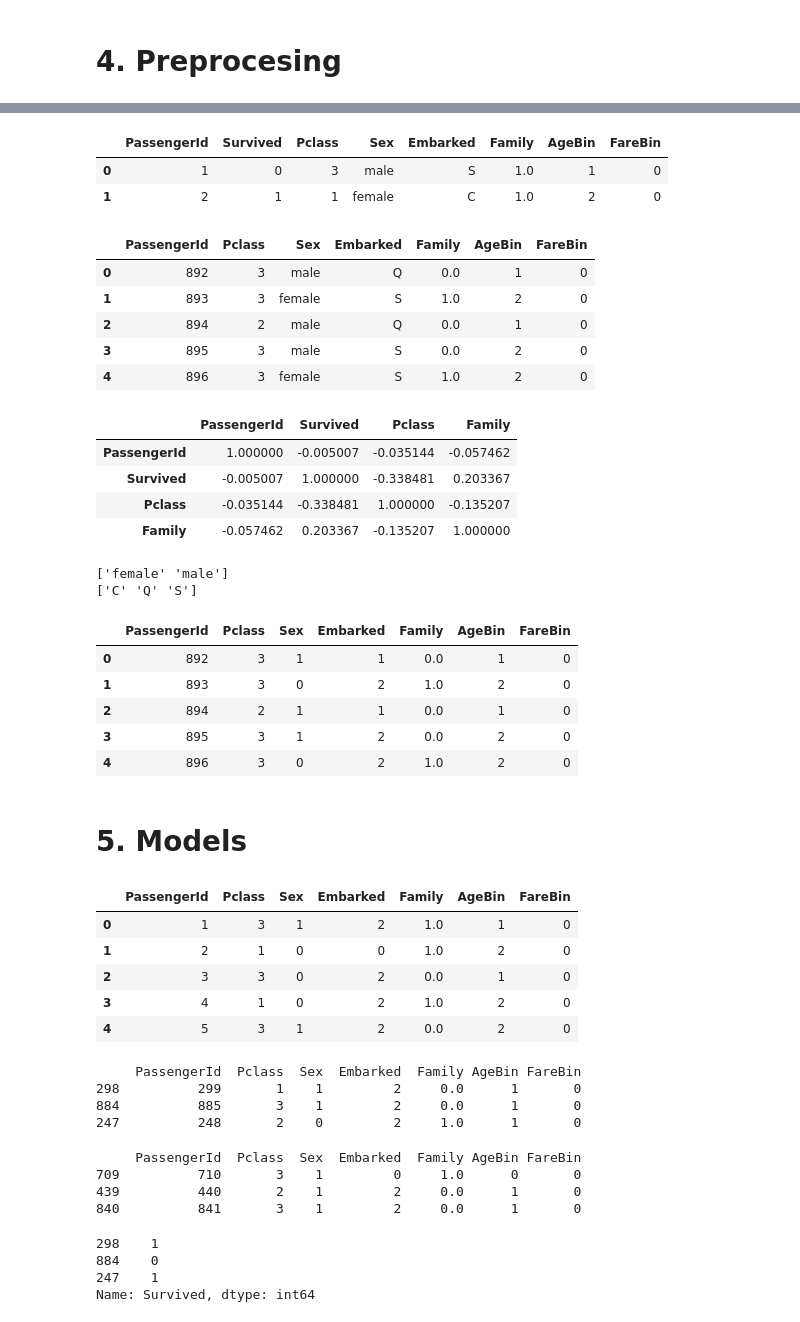
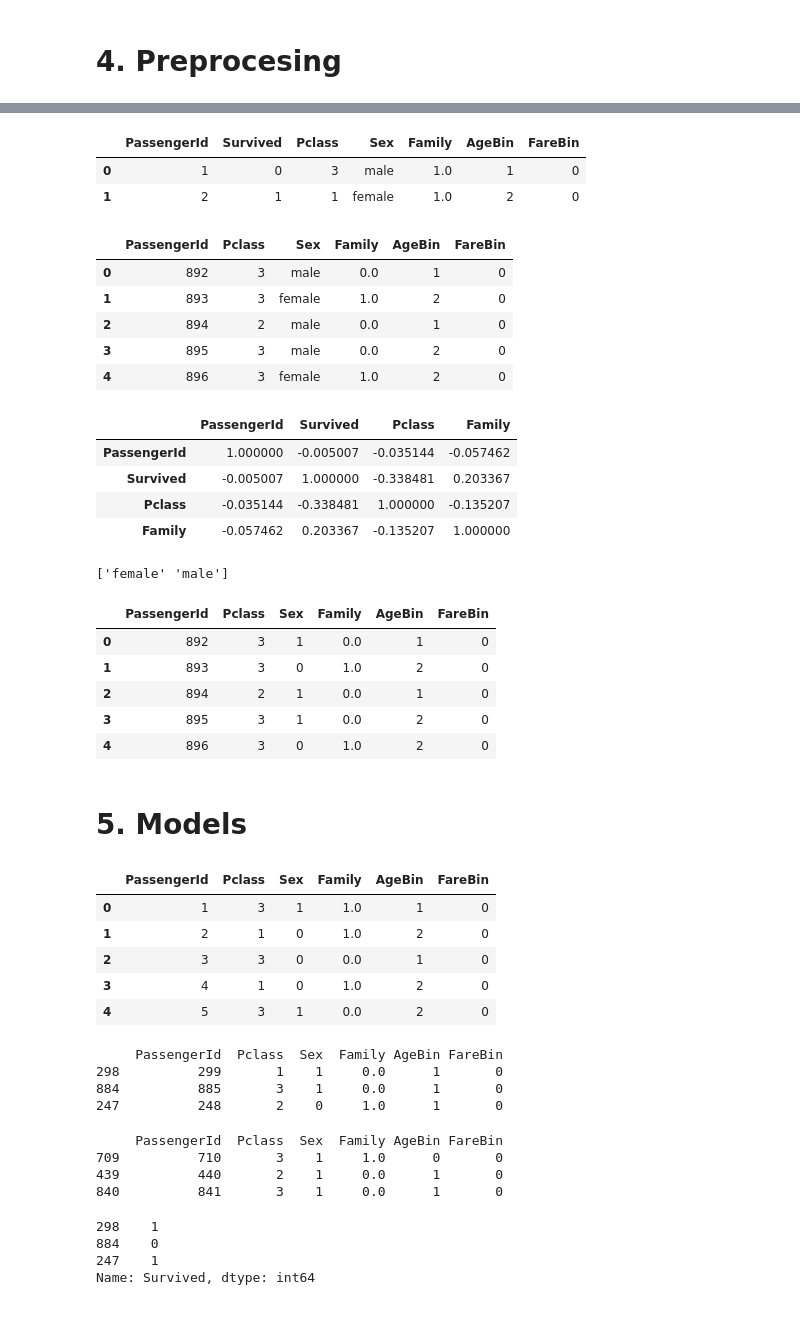
Before and after one commit to RKulagowska/Kaggle, a Jupyter notebook: titanic-202209-v2.ipynb, the cells around one changed output, grey strips where cells are left out. Cells and saved outputs as stored; diff of their text form; code cells hidden in the pictures.

```diff
--- a/titanic-202209-v2.ipynb
+++ b/titanic-202209-v2.ipynb
@@ -751,22 +751,22 @@ df_test.head()
 | 3 | 895 | 3 | Wirz, Mr. Albert | male | 27.0 | 0 | 0 | 315154 | 8.6625 | NaN | ... |
 | 4 | 896 | 3 | Hirvonen, Mrs. Alexander (Helga E... | female | 22.0 | 1 | 1 | 3101298 | 12.2875 | NaN | ... |
 # %%
-df_test = df_test.drop(['Name','Ticket','Cabin','Age','Fare','SibSp', 'Parch','Title'],axis=1)
-df_train = df_train.drop(['Name','Ticket','Cabin','Age','Fare','SibSp','Parch','Title'],axis=1)
+df_test = df_test.drop(['Name','Ticket','Cabin','Age','Fare','SibSp', 'Parch','Title','Embarked'],axis=1)
+df_train = df_train.drop(['Name','Ticket','Cabin','Age','Fare','SibSp','Parch','Title','Embarked'],axis=1)
 df_train.head(2)
 # %% [output]
-|  | PassengerId | Survived | Pclass | Sex | Embarked | Family | AgeBin | FareBin |
-| 0 | 1 | 0 | 3 | male | S | 1.0 | 1 | 0 |
-| 1 | 2 | 1 | 1 | female | C | 1.0 | 2 | 0 |
+|  | PassengerId | Survived | Pclass | Sex | Family | AgeBin | FareBin |
+| 0 | 1 | 0 | 3 | male | 1.0 | 1 | 0 |
+| 1 | 2 | 1 | 1 | female | 1.0 | 2 | 0 |
 # %%
 df_test.head()
 # %% [output]
-|  | PassengerId | Pclass | Sex | Embarked | Family | AgeBin | FareBin |
-| 0 | 892 | 3 | male | Q | 0.0 | 1 | 0 |
-| 1 | 893 | 3 | female | S | 1.0 | 2 | 0 |
-| 2 | 894 | 2 | male | Q | 0.0 | 1 | 0 |
-| 3 | 895 | 3 | male | S | 0.0 | 2 | 0 |
-| 4 | 896 | 3 | female | S | 1.0 | 2 | 0 |
+|  | PassengerId | Pclass | Sex | Family | AgeBin | FareBin |
+| 0 | 892 | 3 | male | 0.0 | 1 | 0 |
+| 1 | 893 | 3 | female | 1.0 | 2 | 0 |
+| 2 | 894 | 2 | male | 0.0 | 1 | 0 |
+| 3 | 895 | 3 | male | 0.0 | 2 | 0 |
+| 4 | 896 | 3 | female | 1.0 | 2 | 0 |
 # %%
 df_train.corr()
 # %% [output]
@@ -778,25 +778,24 @@ df_train.corr()
 # %%
 # labelEncoder - categorical Value
 
 le= preprocessing.LabelEncoder()
 
-cols= ['Sex', 'Embarked']
+cols= ['Sex']  # 'Embarked'
 
 for col in cols:
     df_train[col]=le.fit_transform(df_train[col])
     df_test[col]=le.transform(df_test[col])
     print(le.classes_)
 
 df_test.head()
 # %% [output]
 ['female' 'male']
-['C' 'Q' 'S']
-|  | PassengerId | Pclass | Sex | Embarked | Family | AgeBin | FareBin |
-| 0 | 892 | 3 | 1 | 1 | 0.0 | 1 | 0 |
-| 1 | 893 | 3 | 0 | 2 | 1.0 | 2 | 0 |
-| 2 | 894 | 2 | 1 | 1 | 0.0 | 1 | 0 |
-| 3 | 895 | 3 | 1 | 2 | 0.0 | 2 | 0 |
-| 4 | 896 | 3 | 0 | 2 | 1.0 | 2 | 0 |
+|  | PassengerId | Pclass | Sex | Family | AgeBin | FareBin |
+| 0 | 892 | 3 | 1 | 0.0 | 1 | 0 |
+| 1 | 893 | 3 | 0 | 1.0 | 2 | 0 |
+| 2 | 894 | 2 | 1 | 0.0 | 1 | 0 |
+| 3 | 895 | 3 | 1 | 0.0 | 2 | 0 |
+| 4 | 896 | 3 | 0 | 1.0 | 2 | 0 |
 # %% [markdown]
 # 5. Models
 # %%
@@ -804,28 +803,28 @@ target = df_train['Survived']
 data = df_train.drop('Survived', axis=1)
 data.head()
 # %% [output]
-|  | PassengerId | Pclass | Sex | Embarked | Family | AgeBin | FareBin |
-| 0 | 1 | 3 | 1 | 2 | 1.0 | 1 | 0 |
-| 1 | 2 | 1 | 0 | 0 | 1.0 | 2 | 0 |
-| 2 | 3 | 3 | 0 | 2 | 0.0 | 1 | 0 |
-| 3 | 4 | 1 | 0 | 2 | 1.0 | 2 | 0 |
-| 4 | 5 | 3 | 1 | 2 | 0.0 | 2 | 0 |
+|  | PassengerId | Pclass | Sex | Family | AgeBin | FareBin |
+| 0 | 1 | 3 | 1 | 1.0 | 1 | 0 |
+| 1 | 2 | 1 | 0 | 1.0 | 2 | 0 |
+| 2 | 3 | 3 | 0 | 0.0 | 1 | 0 |
+| 3 | 4 | 1 | 0 | 1.0 | 2 | 0 |
+| 4 | 5 | 3 | 1 | 0.0 | 2 | 0 |
 # %%
 x_train,x_test,y_train,y_test=train_test_split(data,target,test_size=0.25,random_state=42)
 # %%
 print(x_train[:3])
 # %% [output]
-     PassengerId  Pclass  Sex  Embarked  Family AgeBin FareBin
-298          299       1    1         2     0.0      1       0
-884          885       3    1         2     0.0      1       0
-247          248       2    0         2     1.0      1       0
+     PassengerId  Pclass  Sex  Family AgeBin FareBin
+298          299       1    1     0.0      1       0
+884          885       3    1     0.0      1       0
+247          248       2    0     1.0      1       0
 # %%
 print(x_test[:3])
 # %% [output]
-     PassengerId  Pclass  Sex  Embarked  Family AgeBin FareBin
-709          710       3    1         0     1.0      0       0
-439          440       2    1         2     0.0      1       0
-840          841       3    1         2     0.0      1       0
+     PassengerId  Pclass  Sex  Family AgeBin FareBin
+709          710       3    1     1.0      0       0
+439          440       2    1     0.0      1       0
+840          841       3    1     0.0      1       0
 # %%
 print(y_train[:3])
 # %% [output]
```
Also changed, not shown: parts of 15 cells of this notebook.
